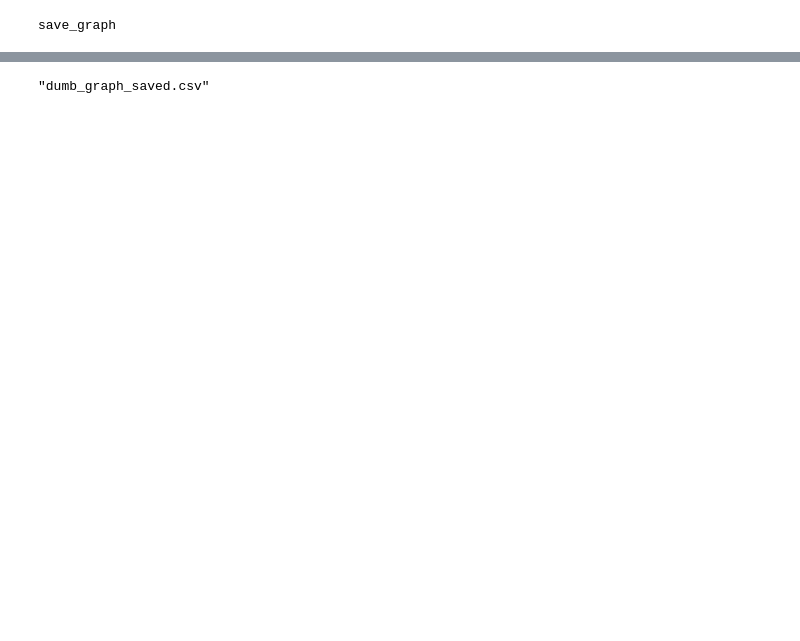
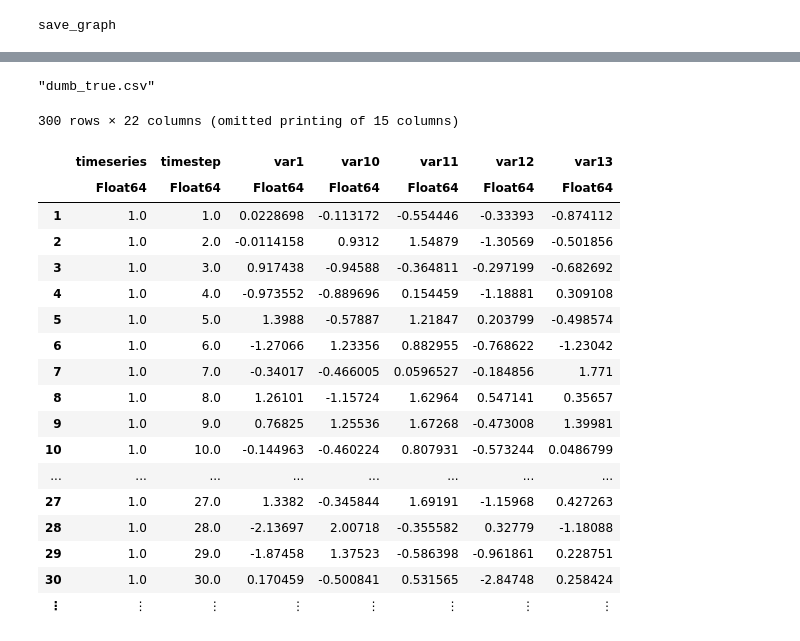
Before and after one commit to gitter-lab/ssps, a Jupyter notebook: julia-project/simulation-study-tinkering.ipynb, the cells around one changed output, grey strips where cells are left out. Cells and saved outputs as stored; diff of their text form; code cells hidden in the pictures; blank space fills up the shorter version.

```diff
--- a/julia-project/simulation-study-tinkering.ipynb
+++ b/julia-project/simulation-study-tinkering.ipynb
@@ -330,5 +328,27 @@ mod_ref, ds = modify_and_simulate(ref, keep, add, T, N, coeff_std, regression_de
 # %%
-save_dataset(ds, "dumb_dataset.tsv")
-save_graph(mod_ref, "dumb_graph_saved.csv")
+save_dataset(ds, "dumb_time_series.tsv")
+save_graph(mod_ref, "dumb_true.csv")
 # %% [output]
-"dumb_graph_saved.csv"
+"dumb_true.csv"
+# %%
+df = CSV.read("dumb_time_series.tsv", delim="\t")
+# %% [output]
+300 rows × 22 columns (omitted printing of 15 columns)
+|  | timeseries | timestep | var1 | var10 | var11 | var12 | var13 |
+|  | Float64 | Float64 | Float64 | Float64 | Float64 | Float64 | Float64 |
+| 1 | 1.0 | 1.0 | 0.0228698 | -0.113172 | -0.554446 | -0.33393 | -0.874112 |
+| 2 | 1.0 | 2.0 | -0.0114158 | 0.9312 | 1.54879 | -1.30569 | -0.501856 |
+| 3 | 1.0 | 3.0 | 0.917438 | -0.94588 | -0.364811 | -0.297199 | -0.682692 |
+| 4 | 1.0 | 4.0 | -0.973552 | -0.889696 | 0.154459 | -1.18881 | 0.309108 |
+| 5 | 1.0 | 5.0 | 1.3988 | -0.57887 | 1.21847 | 0.203799 | -0.498574 |
+| 6 | 1.0 | 6.0 | -1.27066 | 1.23356 | 0.882955 | -0.768622 | -1.23042 |
+| 7 | 1.0 | 7.0 | -0.34017 | -0.466005 | 0.0596527 | -0.184856 | 1.771 |
+| 8 | 1.0 | 8.0 | 1.26101 | -1.15724 | 1.62964 | 0.547141 | 0.35657 |
+| 9 | 1.0 | 9.0 | 0.76825 | 1.25536 | 1.67268 | -0.473008 | 1.39981 |
+| 10 | 1.0 | 10.0 | -0.144963 | -0.460224 | 0.807931 | -0.573244 | 0.0486799 |
+| ... | ... | ... | ... | ... | ... | ... | ... |
+| 27 | 1.0 | 27.0 | 1.3382 | -0.345844 | 1.69191 | -1.15968 | 0.427263 |
+| 28 | 1.0 | 28.0 | -2.13697 | 2.00718 | -0.355582 | 0.32779 | -1.18088 |
+| 29 | 1.0 | 29.0 | -1.87458 | 1.37523 | -0.586398 | -0.961861 | 0.228751 |
+| 30 | 1.0 | 30.0 | 0.170459 | -0.500841 | 0.531565 | -2.84748 | 0.258424 |
+| ⋮ | ⋮ | ⋮ | ⋮ | ⋮ | ⋮ | ⋮ | ⋮ |
```
Also changed, not shown: parts of 15 cells of this notebook, 5 other files.
